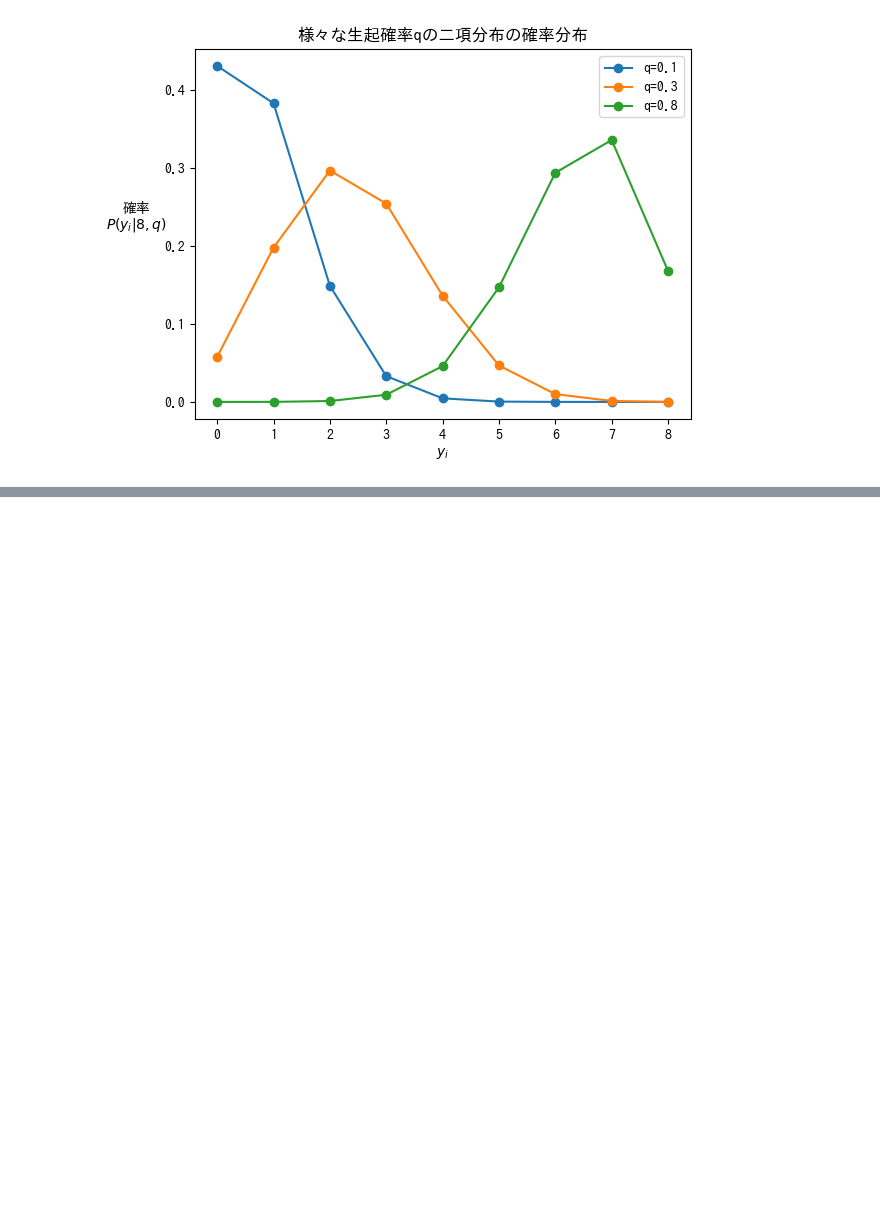
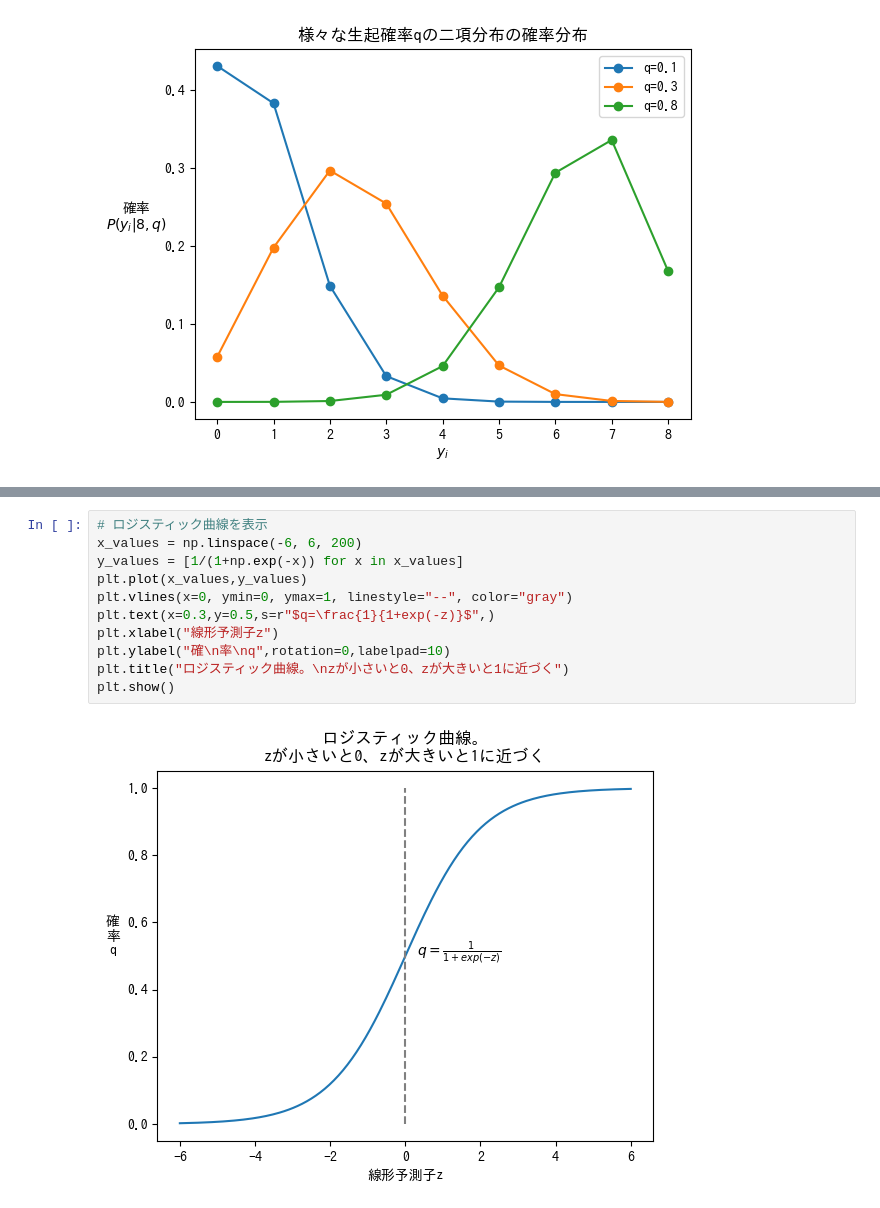
Before and after one commit to ynaoy/kubo-book, a Jupyter notebook: src/chapter6/chapter6.ipynb, the cells around one changed output, grey strips where cells are left out. Cells and saved outputs as stored; diff of their text form; blank space fills up the shorter version.

```diff
--- a/src/chapter6/chapter6.ipynb
+++ b/src/chapter6/chapter6.ipynb
@@ -98,0 +113,13 @@ plt.show()
+# %%
+# ロジスティック曲線を表示
+x_values = np.linspace(-6, 6, 200)
+y_values = [1/(1+np.exp(-x)) for x in x_values]
+plt.plot(x_values,y_values)
+plt.vlines(x=0, ymin=0, ymax=1, linestyle="--", color="gray")
+plt.text(x=0.3,y=0.5,s=r"$q=\frac{1}{1+exp(-z)}$",)
+plt.xlabel("線形予測子z")
+plt.ylabel("確\n率\nq",rotation=0,labelpad=10)
+plt.title("ロジスティック曲線。\nzが小さいと0、zが大きいと1に近づく")
+plt.show()
+# %% [output]
+[figure, added]
```
Also changed, not shown: parts of 8 cells of this notebook.
